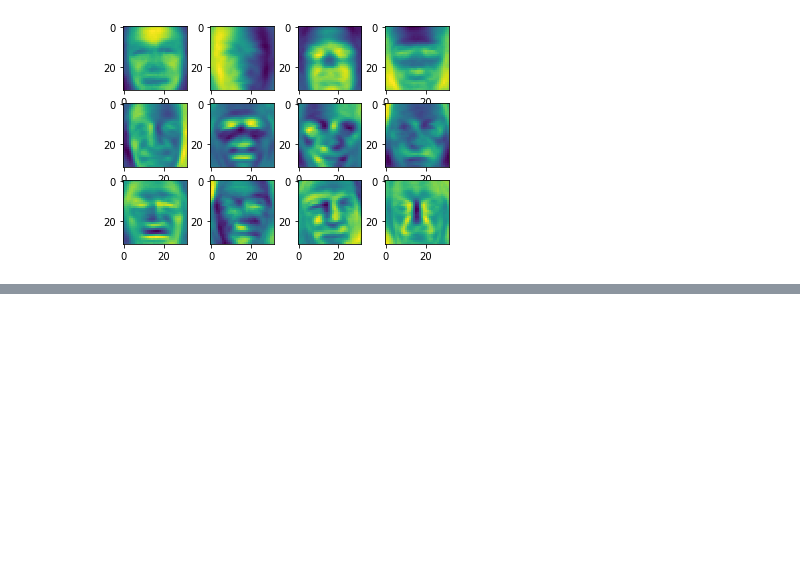
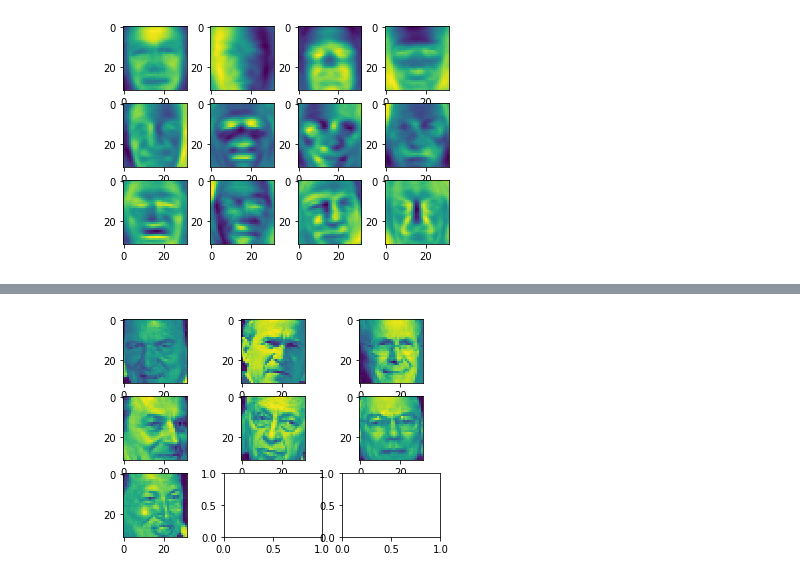
Before and after one commit to fa97ber/MachineLearning, a Jupyter notebook: ML/ML_02_02.ipynb, the cells around one changed output, grey strips where cells are left out. Saved outputs shown, nothing was run; the diff lists cells and outputs as text; code cells hidden in the pictures; blank space fills up the shorter version.

```diff
--- a/ML/ML_02_02.ipynb
+++ b/ML/ML_02_02.ipynb
@@ -193,7 +191,7 @@ df = pd.DataFrame.from_records(design)
 # %% [markdown]
 Hauptkomponentenanalyse mit dem Modul aus Aufgabe 1
 # %%
-pc, ai, quadd = ml_02_pca.pca(df, 150)
+pc, ai, quadd, means = ml_02_pca.pca(df, 150)
 # %%
 np.shape(pc)
 # %% [output]
@@ -214,0 +239,11 @@ test = io.imshow_collection(eg)
+# %%
+before = []
+after = []
+for c_pct in class_pictures:
+    before.append(np.resize(c_pct, (32,32)))
+    c_pct = c_pct - means
+    after.append(np.resize(c_pct, (32,32)))
+# %%
+test = io.imshow_collection(before)
+# %% [output]
+[figure, added]
```
Also changed, not shown: parts of 13 cells of this notebook, 2 other files.
